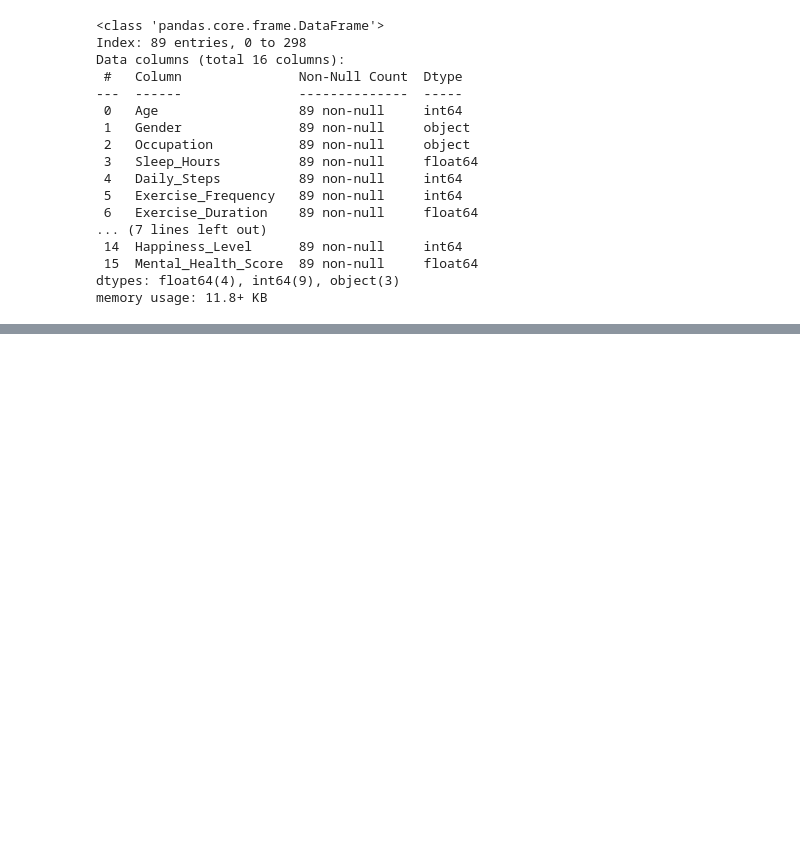
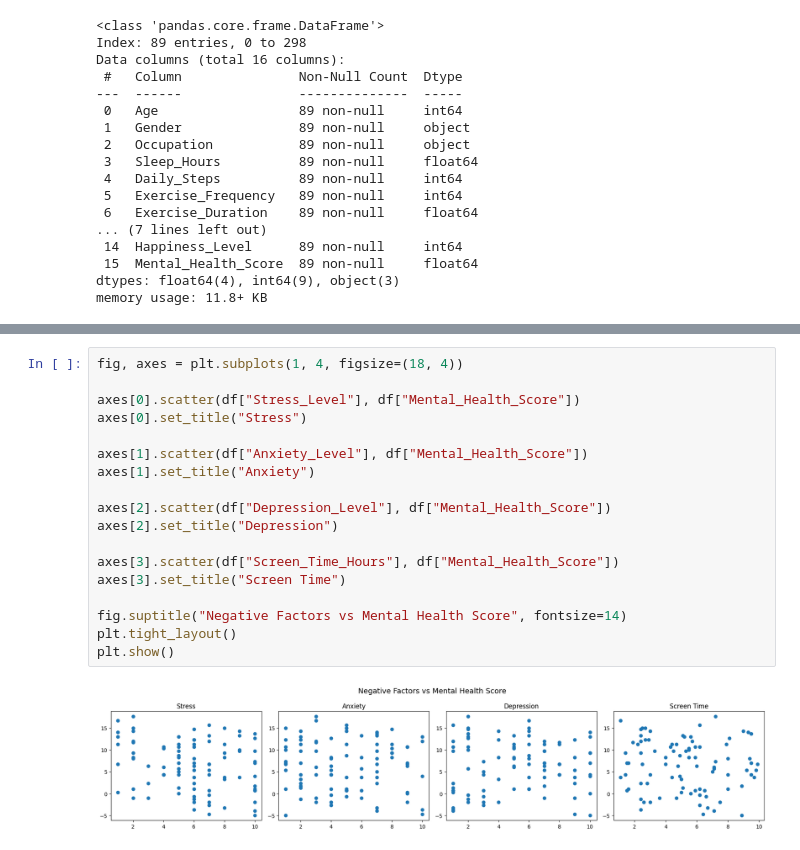
Before and after one commit to rjwright5/DTSC4302_GroupProject, a Jupyter notebook: Mental Health x Physical Activity.ipynb, the cells around one changed output, grey strips where cells are left out. Saved outputs shown, nothing was run; the diff lists cells and outputs as text; blank space fills up the shorter version.

```diff
--- a/Mental Health x Physical Activity.ipynb
+++ b/Mental Health x Physical Activity.ipynb
@@ -170,0 +264,20 @@ memory usage: 11.8+ KB
+# %%
+fig, axes = plt.subplots(1, 4, figsize=(18, 4))
+
+axes[0].scatter(df["Stress_Level"], df["Mental_Health_Score"])
+axes[0].set_title("Stress")
+
+axes[1].scatter(df["Anxiety_Level"], df["Mental_Health_Score"])
+axes[1].set_title("Anxiety")
+
+axes[2].scatter(df["Depression_Level"], df["Mental_Health_Score"])
+axes[2].set_title("Depression")
+
+axes[3].scatter(df["Screen_Time_Hours"], df["Mental_Health_Score"])
+axes[3].set_title("Screen Time")
+
+fig.suptitle("Negative Factors vs Mental Health Score", fontsize=14)
+plt.tight_layout()
+plt.show()
+# %% [output]
+[figure, added]
```
Also changed, not shown: parts of 29 cells of this notebook.
